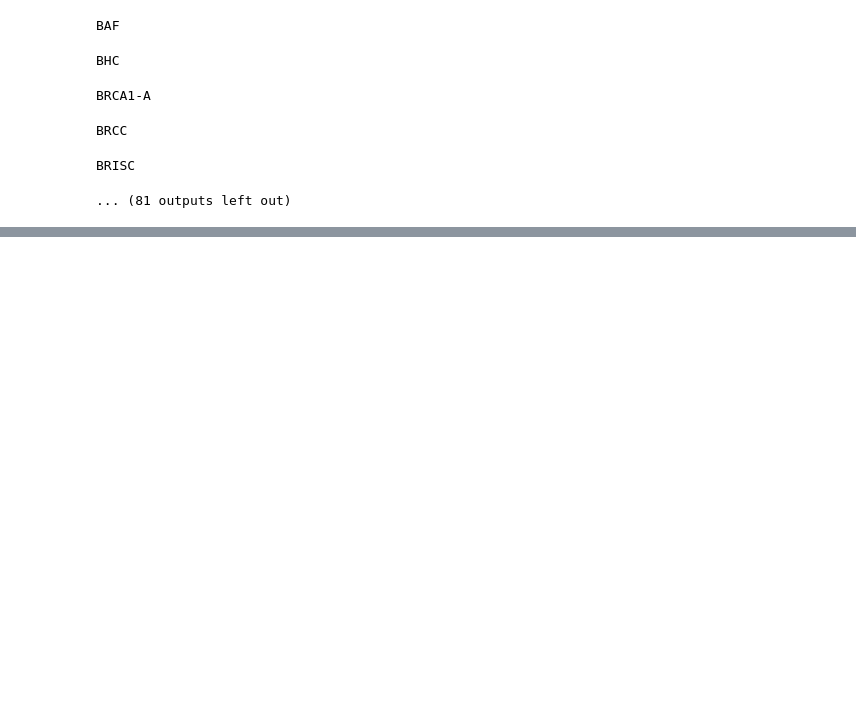
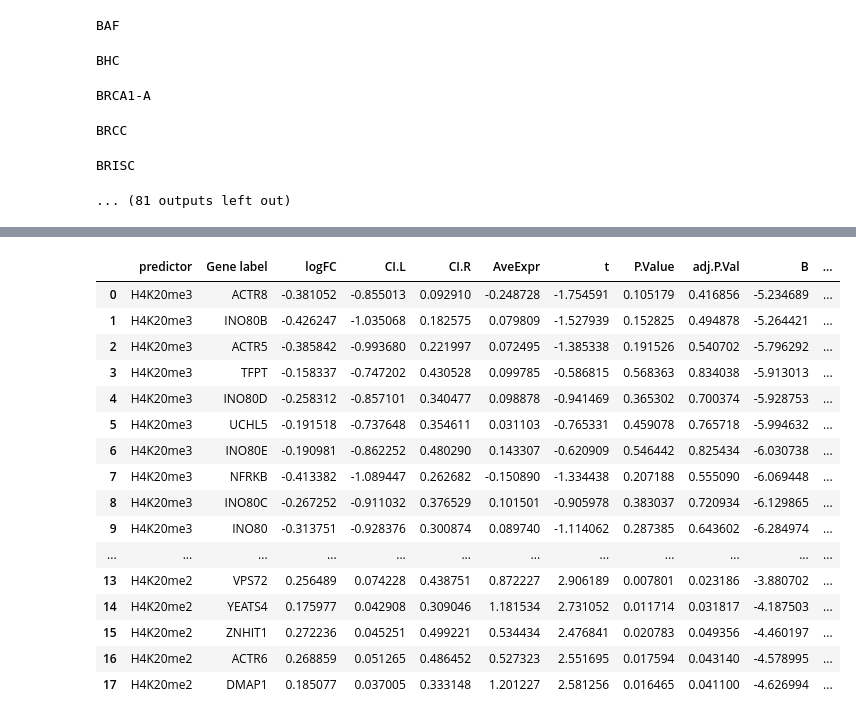
Before and after one commit to lukauskas/publications-lukauskas-2024-marcs, a Jupyter notebook: extra-figures-notebooks/ptm-response/Figure Complex Barplots.ipynb, the cells around one changed output, grey strips where cells are left out. Cells and saved outputs as stored; diff of their text form; code cells hidden in the pictures; blank space fills up the shorter version.

```diff
--- a/extra-figures-notebooks/ptm-response/Figure Complex Barplots.ipynb
+++ b/extra-figures-notebooks/ptm-response/Figure Complex Barplots.ipynb
@@ -259,7 +259,7 @@ for complex_ in tqdm(complexes_to_plot):
             ax.set_xlabel('')
         else:
             sns.despine(left=True, bottom=False, offset=5, ax=ax)
-            ax.set_xlabel('Change to H/L ratio attributed to modification',
+            ax.set_xlabel('Change to log2 H/L ratio attributed to modification',
                           fontsize=10)
 
         if i == 0:
@@ -412,7 +412,7 @@ for complex_ in tqdm(complexes_to_plot):
             ax.set_ylabel('')
         else:
             sns.despine(left=False, bottom=True, offset=5, ax=ax)
-            ax.set_ylabel('Change to H/L ratio attributed to modification',
+            ax.set_ylabel('Change to log2 H/L ratio attributed to modification',
                           fontsize=10)
 
     fig.suptitle(name, fontsize=10)
@@ -440,0 +640,20 @@ BRISC
+# %%
+subgroup_ab
+# %% [output]
+|  | predictor | Gene label | logFC | CI.L | CI.R | AveExpr | t | P.Value | adj.P.Val | B | ... |
+| 0 | H4K20me3 | ACTR8 | -0.381052 | -0.855013 | 0.092910 | -0.248728 | -1.754591 | 0.105179 | 0.416856 | -5.234689 | ... |
+| 1 | H4K20me3 | INO80B | -0.426247 | -1.035068 | 0.182575 | 0.079809 | -1.527939 | 0.152825 | 0.494878 | -5.264421 | ... |
+| 2 | H4K20me3 | ACTR5 | -0.385842 | -0.993680 | 0.221997 | 0.072495 | -1.385338 | 0.191526 | 0.540702 | -5.796292 | ... |
+| 3 | H4K20me3 | TFPT | -0.158337 | -0.747202 | 0.430528 | 0.099785 | -0.586815 | 0.568363 | 0.834038 | -5.913013 | ... |
+| 4 | H4K20me3 | INO80D | -0.258312 | -0.857101 | 0.340477 | 0.098878 | -0.941469 | 0.365302 | 0.700374 | -5.928753 | ... |
+| 5 | H4K20me3 | UCHL5 | -0.191518 | -0.737648 | 0.354611 | 0.031103 | -0.765331 | 0.459078 | 0.765718 | -5.994632 | ... |
+| 6 | H4K20me3 | INO80E | -0.190981 | -0.862252 | 0.480290 | 0.143307 | -0.620909 | 0.546442 | 0.825434 | -6.030738 | ... |
+| 7 | H4K20me3 | NFRKB | -0.413382 | -1.089447 | 0.262682 | -0.150890 | -1.334438 | 0.207188 | 0.555090 | -6.069448 | ... |
+| 8 | H4K20me3 | INO80C | -0.267252 | -0.911032 | 0.376529 | 0.101501 | -0.905978 | 0.383037 | 0.720934 | -6.129865 | ... |
+| 9 | H4K20me3 | INO80 | -0.313751 | -0.928376 | 0.300874 | 0.089740 | -1.114062 | 0.287385 | 0.643602 | -6.284974 | ... |
+| ... | ... | ... | ... | ... | ... | ... | ... | ... | ... | ... | ... |
+| 13 | H4K20me2 | VPS72 | 0.256489 | 0.074228 | 0.438751 | 0.872227 | 2.906189 | 0.007801 | 0.023186 | -3.880702 | ... |
+| 14 | H4K20me2 | YEATS4 | 0.175977 | 0.042908 | 0.309046 | 1.181534 | 2.731052 | 0.011714 | 0.031817 | -4.187503 | ... |
+| 15 | H4K20me2 | ZNHIT1 | 0.272236 | 0.045251 | 0.499221 | 0.534434 | 2.476841 | 0.020783 | 0.049356 | -4.460197 | ... |
+| 16 | H4K20me2 | ACTR6 | 0.268859 | 0.051265 | 0.486452 | 0.527323 | 2.551695 | 0.017594 | 0.043140 | -4.578995 | ... |
+| 17 | H4K20me2 | DMAP1 | 0.185077 | 0.037005 | 0.333148 | 1.201227 | 2.581256 | 0.016465 | 0.041100 | -4.626994 | ... |
```
Also changed, not shown: parts of 2 cells of this notebook.
